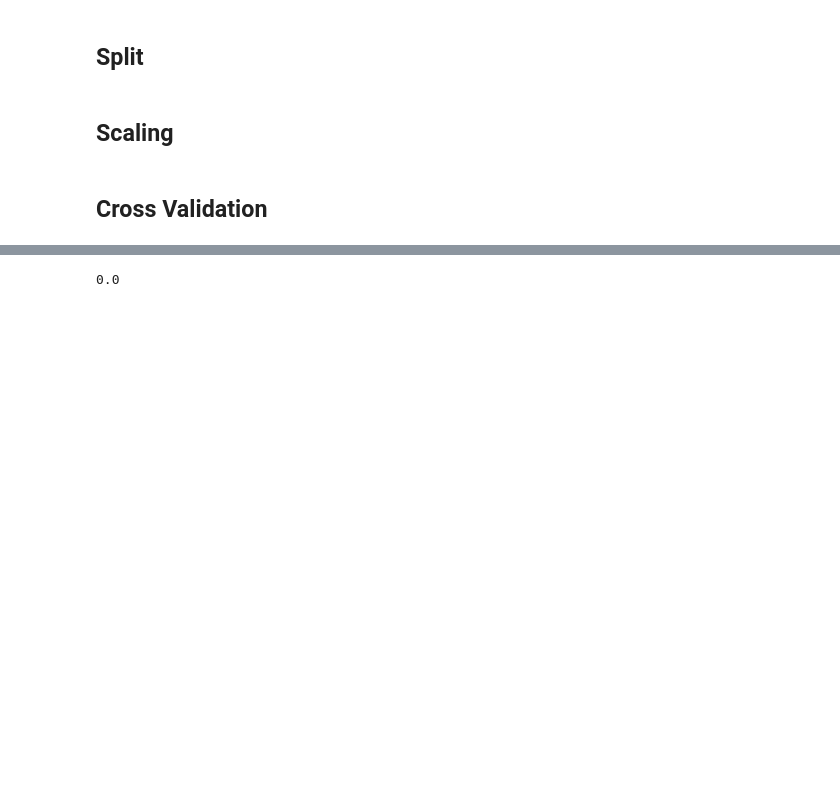
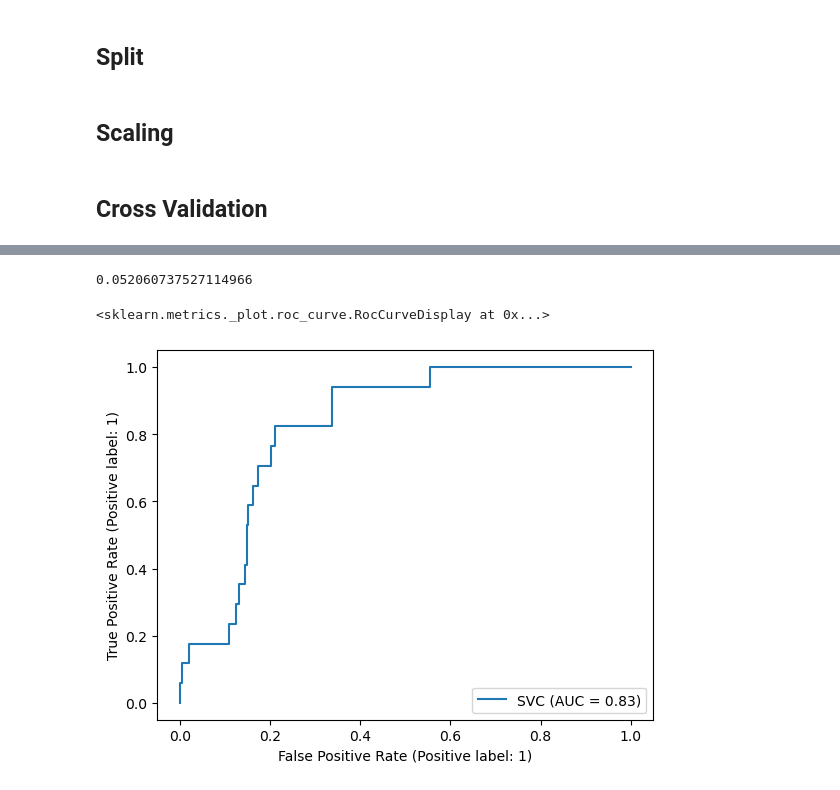
Before and after one commit to theuerc/ann_arbor_watermain_break_predictions, a Jupyter notebook: models/02_svm.ipynb, the cells around one changed output, grey strips where cells are left out. Saved outputs shown, nothing was run; the diff lists cells and outputs as text; code cells hidden in the pictures; blank space fills up the shorter version.

Commit message:
fixed test/val

```diff
--- a/models/02_svm.ipynb
+++ b/models/02_svm.ipynb
@@ -92,0 +129,3 @@ svc.score(X_test, y_test)
+# %%
+best_idx = cv_scores.index(max(cv_scores))
+best_idx
@@ -92,0 +134,8 @@ svc.score(X_test, y_test)
+# %%
+best = combos[best_idx]
+
+C = best['C']
+gamma = best['gamma']
+weights = best['class_weight']
+kernel = best['kernel']
+degree = best['degree']
@@ -92,0 +150,4 @@ svc.score(X_test, y_test)
+# %%
+clf = SVC(C = C, class_weight = weights, kernel = kernel, degree = degree)
+# %%
+clf.fit(X_train, y_train)
@@ -110,4 +174,10 @@ f1_score(pred, y_val)
-# %%
-auc(pred, y_val)
-# %% [output]
-0.0
+# %%
+test_pred = clf.predict(X_test)
+f1_score(test_pred, y_test)
+# %% [output]
+0.052060737527114966
+# %%
+RocCurveDisplay.from_estimator(clf, X_test, y_test)
+# %% [output]
+<sklearn.metrics._plot.roc_curve.RocCurveDisplay at 0x...>
+[figure, added]
```
Also changed, not shown: parts of 17 cells of this notebook, 2 other files.
